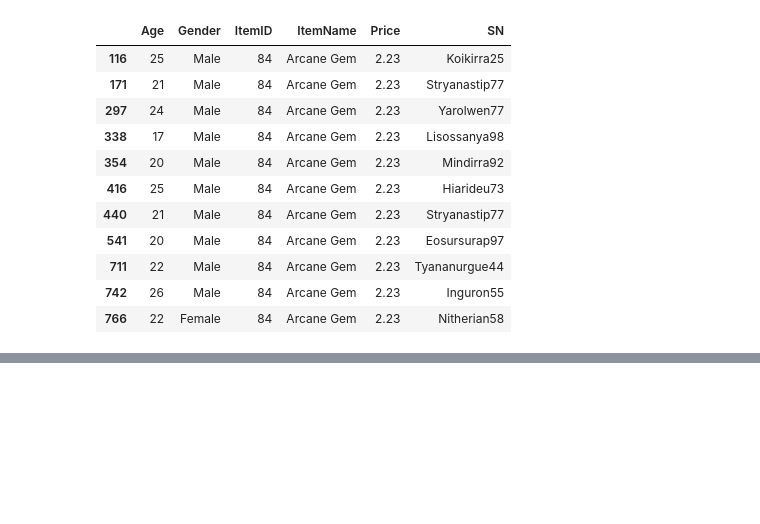
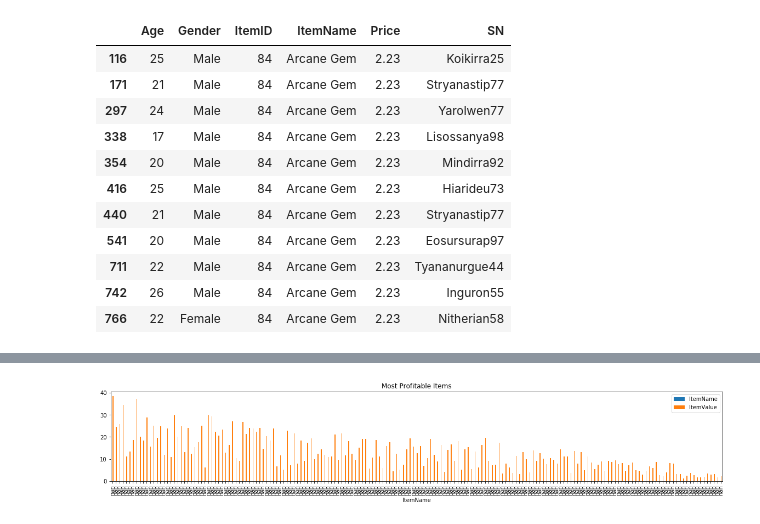
Before and after one commit to kundami/python-challenge, a Jupyter notebook: PyPandas/Pymoli.ipynb, the cells around one changed output, grey strips where cells are left out. Saved outputs shown, nothing was run; the diff lists cells and outputs as text; code cells hidden in the pictures; blank space fills up the shorter version.

```diff
--- a/PyPandas/Pymoli.ipynb
+++ b/PyPandas/Pymoli.ipynb
@@ -234,0 +280,5 @@ df2.head(5)
+# %%
+df3.plot(x=df3["ItemName"], kind="bar", figsize=(20, 3), title="Most Profitable Items")
+plt.show()
+# %% [output]
+[figure, added]
```
Also changed, not shown: parts of 23 cells of this notebook.
